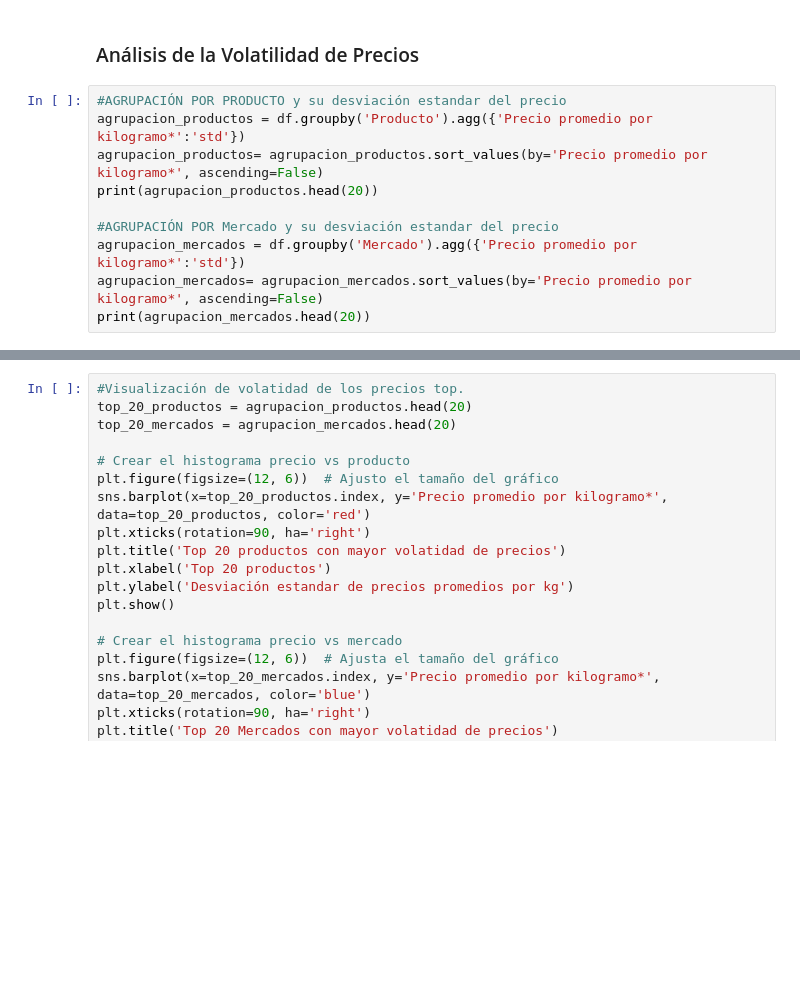
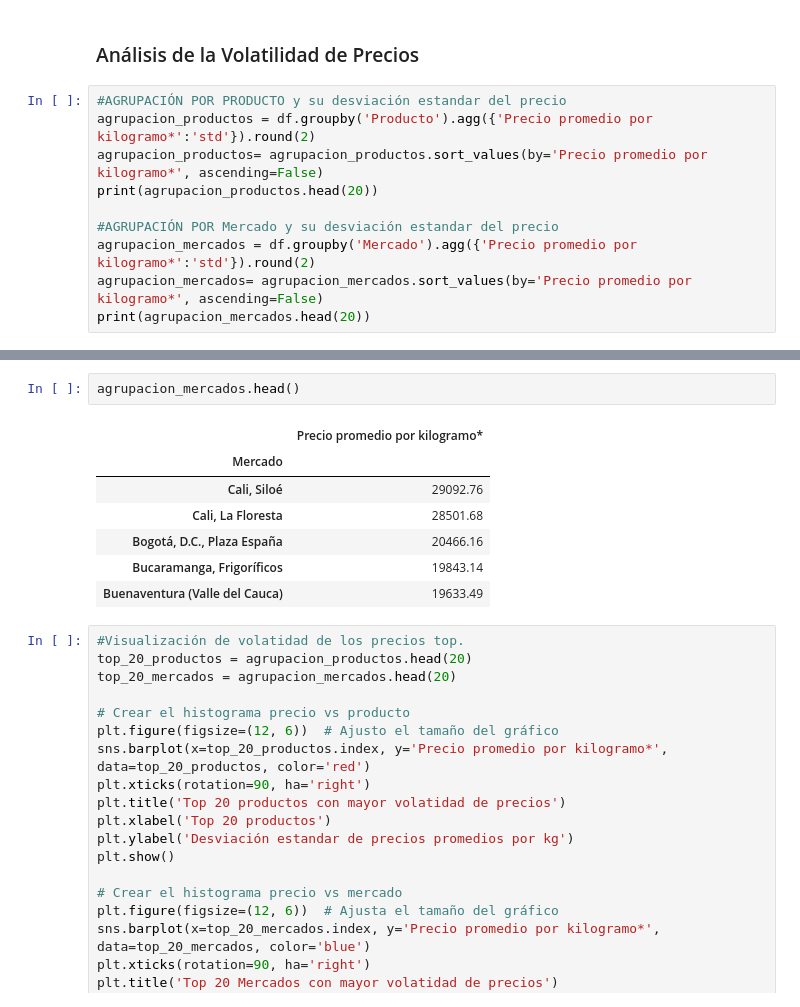
Before and after one commit to rogeralvarado96/An-lisis-DANE--SIPSA-2023, a Jupyter notebook: SIPSA-2023.ipynb, the cells around one changed output, grey strips where cells are left out. Cells and saved outputs as stored; diff of their text form; blank space fills up the shorter version.

```diff
--- a/SIPSA-2023.ipynb
+++ b/SIPSA-2023.ipynb
@@ -107,12 +107,12 @@ std                              NaN                    13547.774031
 ### Análisis de la Volatilidad de Precios
 # %%
 #AGRUPACIÓN POR PRODUCTO y su desviación estandar del precio
-agrupacion_productos = df.groupby('Producto').agg({'Precio promedio por kilogramo*':'std'})
+agrupacion_productos = df.groupby('Producto').agg({'Precio promedio por kilogramo*':'std'}).round(2)
 agrupacion_productos= agrupacion_productos.sort_values(by='Precio promedio por kilogramo*', ascending=False)
 print(agrupacion_productos.head(20))
 
 #AGRUPACIÓN POR Mercado y su desviación estandar del precio
-agrupacion_mercados = df.groupby('Mercado').agg({'Precio promedio por kilogramo*':'std'})
+agrupacion_mercados = df.groupby('Mercado').agg({'Precio promedio por kilogramo*':'std'}).round(2)
 agrupacion_mercados= agrupacion_mercados.sort_values(by='Precio promedio por kilogramo*', ascending=False)
 print(agrupacion_mercados.head(20))
 # %% [output]
@@ -136,3 +136,13 @@ Sincelejo, Nuevo Mercado                                        13283.894847
+# %%
+agrupacion_mercados.head()
+# %% [output]
+|  | Precio promedio por kilogramo* |
+| Mercado |  |
+| Cali, Siloé | 29092.76 |
+| Cali, La Floresta | 28501.68 |
+| Bogotá, D.C., Plaza España | 20466.16 |
+| Bucaramanga, Frigoríficos | 19843.14 |
+| Buenaventura (Valle del Cauca) | 19633.49 |
 # %%
 #Visualización de volatidad de los precios top.
 top_20_productos = agrupacion_productos.head(20)
```
Also changed, not shown: parts of 4 cells of this notebook.
